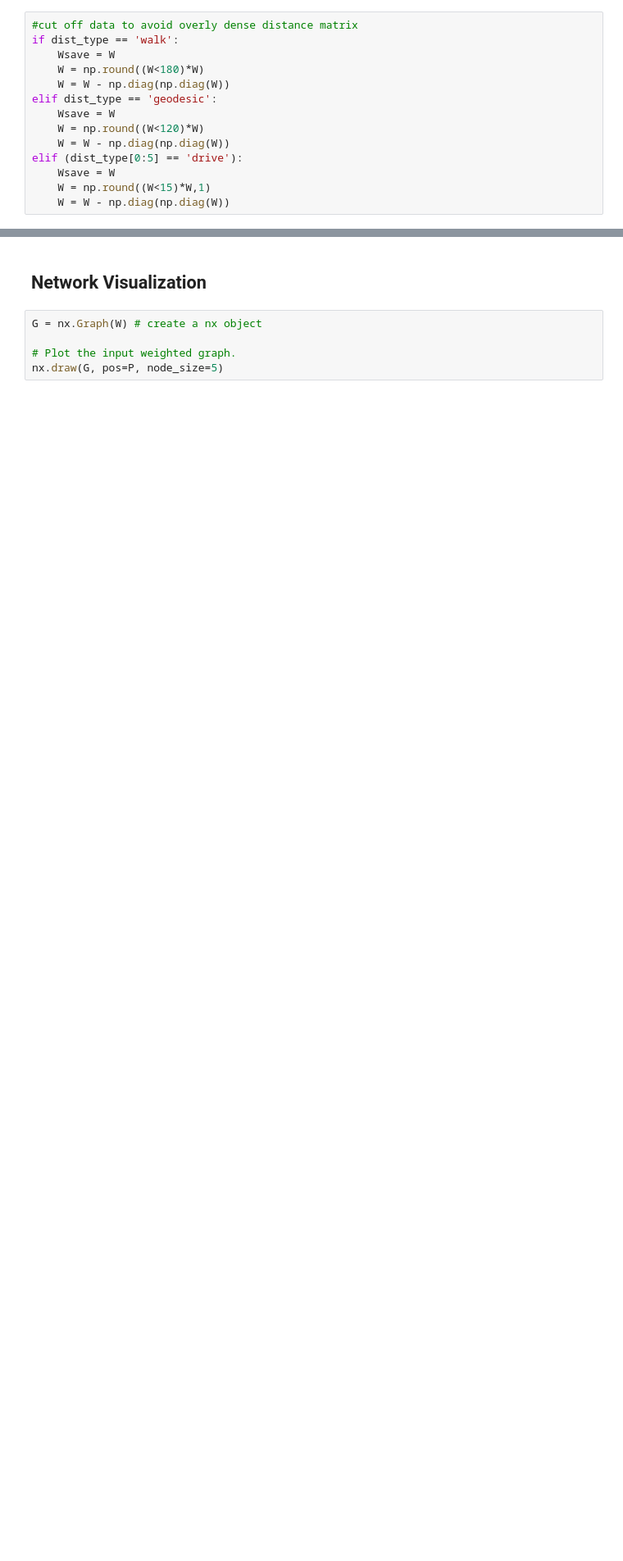
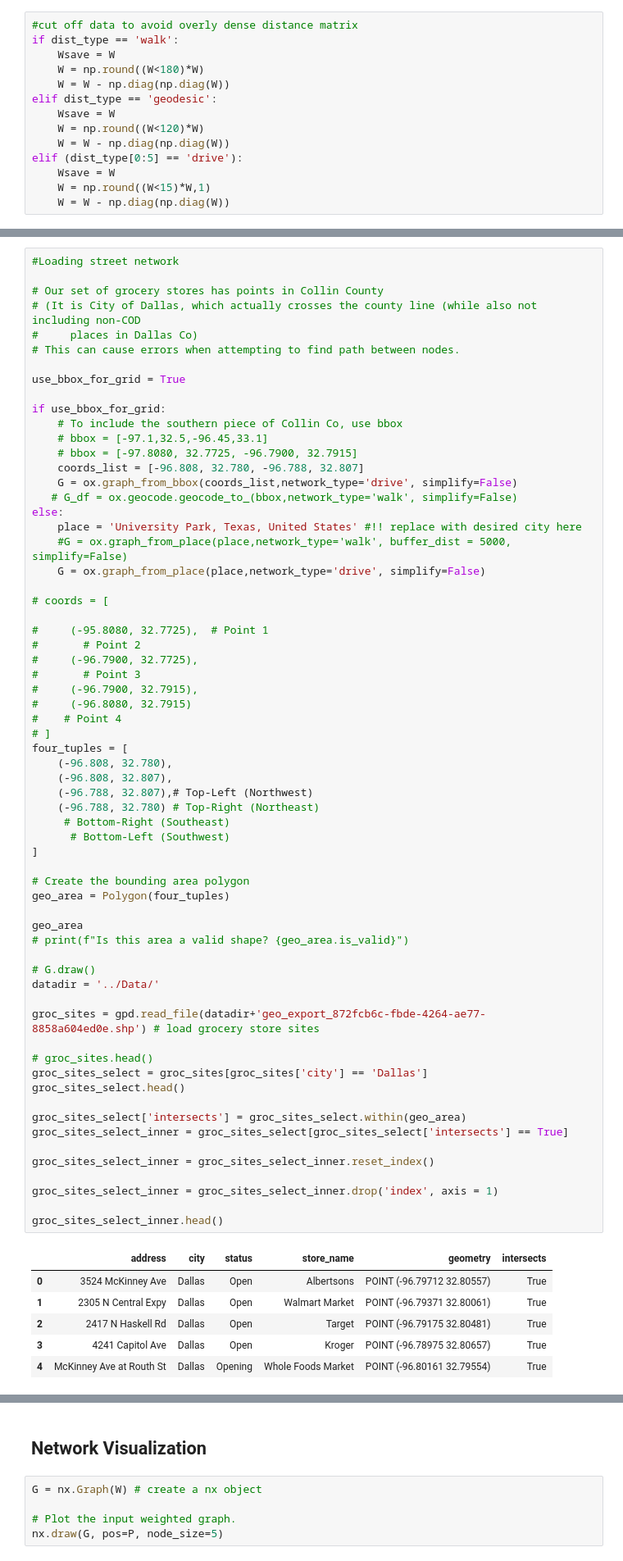
Before and after one commit to andreakbarreiro/MinGenResources-DFW, a Jupyter notebook: Minimal Scaffold/MinScaffold_Dallas.ipynb, the cells around one changed output, grey strips where cells are left out. Shown at 82% size. Drawn from its saved outputs; the diff is of its cells as text; blank space fills up the shorter version.

```diff
--- a/Minimal Scaffold/MinScaffold_Dallas.ipynb
+++ b/Minimal Scaffold/MinScaffold_Dallas.ipynb
@@ -74 +91,72 @@ polls_df = gpd.read_file(city_path_geo+pfname)
+# %%
+#Loading street network
+
+# Our set of grocery stores has points in Collin County
+# (It is City of Dallas, which actually crosses the county line (while also not including non-COD
+#     places in Dallas Co)
+# This can cause errors when attempting to find path between nodes.
+
+use_bbox_for_grid = True
+
+if use_bbox_for_grid:
+    # To include the southern piece of Collin Co, use bbox
+    # bbox = [-97.1,32.5,-96.45,33.1]
+    # bbox = [-97.8080, 32.7725, -96.7900, 32.7915]
+    coords_list = [-96.808, 32.780, -96.788, 32.807]
+    G = ox.graph_from_bbox(coords_list,network_type='drive', simplify=False)
+   # G_df = ox.geocode.geocode_to_(bbox,network_type='walk', simplify=False)
+else:
+    place = 'University Park, Texas, United States' #!! replace with desired city here
+    #G = ox.graph_from_place(place,network_type='walk', buffer_dist = 5000, simplify=False)
+    G = ox.graph_from_place(place,network_type='drive', simplify=False)
+
+# coords = [
+
+#     (-95.8080, 32.7725),  # Point 1
+#       # Point 2
+#     (-96.7900, 32.7725),
+#       # Point 3
+#     (-96.7900, 32.7915),
+#     (-96.8080, 32.7915)
+#    # Point 4
+# ]
+four_tuples = [
+    (-96.808, 32.780),
+    (-96.808, 32.807),
+    (-96.788, 32.807),# Top-Left (Northwest)
+    (-96.788, 32.780) # Top-Right (Northeast)
+     # Bottom-Right (Southeast)
+      # Bottom-Left (Southwest)
+]
+
+# Create the bounding area polygon
+geo_area = Polygon(four_tuples)
+
+geo_area
+# print(f"Is this area a valid shape? {geo_area.is_valid}")
+
+# G.draw()
+datadir = '../Data/'
+
+groc_sites = gpd.read_file(datadir+'geo_export_872fcb6c-fbde-4264-ae77-8858a604ed0e.shp') # load grocery store sites
+
+# groc_sites.head()
+groc_sites_select = groc_sites[groc_sites['city'] == 'Dallas']
+groc_sites_select.head()
+
+groc_sites_select['intersects'] = groc_sites_select.within(geo_area)
+groc_sites_select_inner = groc_sites_select[groc_sites_select['intersects'] == True]
+
+groc_sites_select_inner = groc_sites_select_inner.reset_index()
+
+groc_sites_select_inner = groc_sites_select_inner.drop('index', axis = 1)
+
+groc_sites_select_inner.head()
+# %% [output]
+|  | address | city | status | store_name | geometry | intersects |
+| 0 | 3524 McKinney Ave | Dallas | Open | Albertsons | POINT (-96.79712 32.80557) | True |
+| 1 | 2305 N Central Expy | Dallas | Open | Walmart Market | POINT (-96.79371 32.80061) | True |
+| 2 | 2417 N Haskell Rd | Dallas | Open | Target | POINT (-96.79175 32.80481) | True |
+| 3 | 4241 Capitol Ave | Dallas | Open | Kroger | POINT (-96.78975 32.80657) | True |
+| 4 | McKinney Ave at Routh St | Dallas | Opening | Whole Foods Market | POINT (-96.80161 32.79554) | True |
 # %%
```
Also changed, not shown: parts of 13 cells of this notebook, 5 other files.
